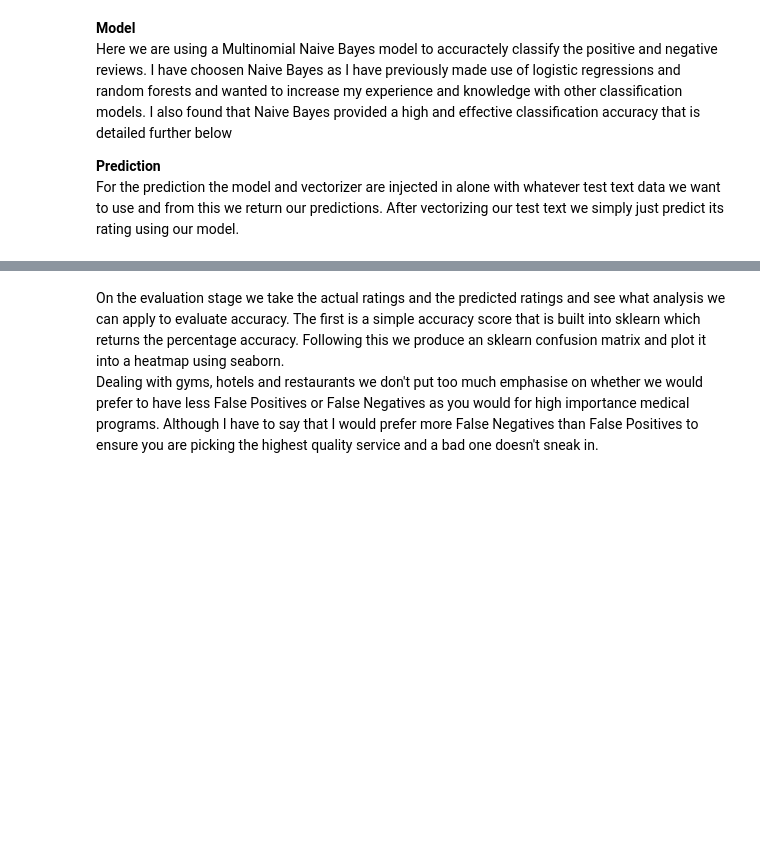
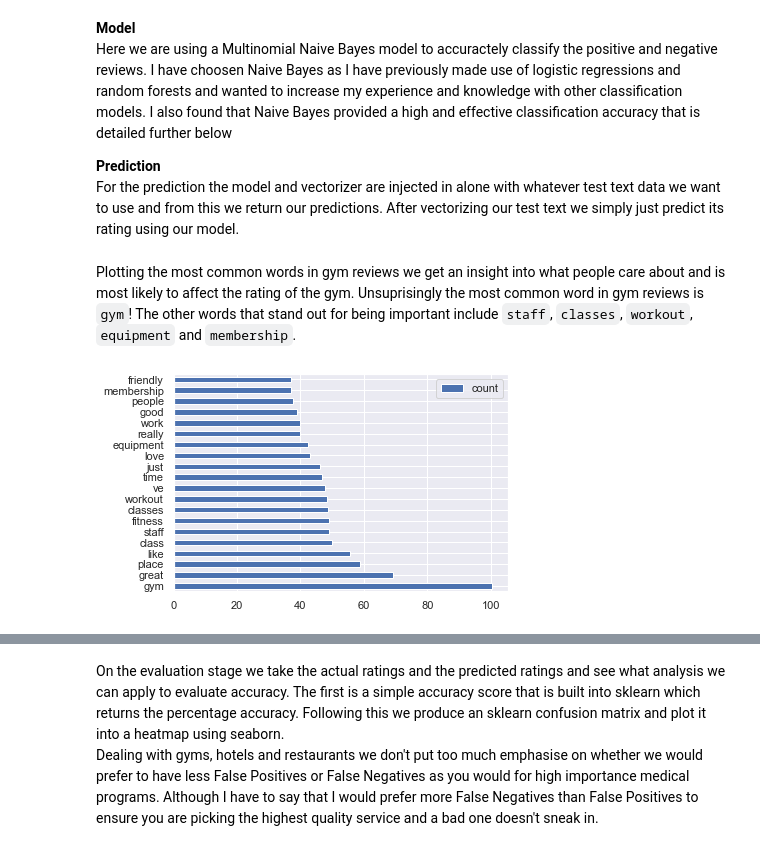
Before and after one commit to RyanJennings1/COMP41680, a Jupyter notebook: COMP41680 Project 2 - 19205824.ipynb, the cells around one changed output, grey strips where cells are left out. Cells and saved outputs as stored; diff of their text form; code cells hidden in the pictures; blank space fills up the shorter version.

Commit message:
Add more text and comments

```diff
--- a/COMP41680 Project 2 - 19205824.ipynb
+++ b/COMP41680 Project 2 - 19205824.ipynb
@@ -241,3 +240,27 @@ predicted_hotel_rating: np.ndarray = generate_prediction(model=hotel_model,
 predicted_rest_rating: np.ndarray = generate_prediction(model=rest_model,
                                                         vec=rest_vec,
                                                         test_text=test_rest_text)
+# %%
+def plot_most_common_words(train_text: pd.DataFrame, vec: TfidfVectorizer) -> None:
+    """
+    Plot the most common words for a document
+
+    Keyword arguments:
+    train_text: pd.DataFrame - a
+    vec: TfidfVectorizer - a
+
+    Return: None
+    """
+    sparse_matrix = vec.fit_transform(train_text)
+    features_count = sparse_matrix.sum(axis=0).tolist()[0]
+    features_names = vec.get_feature_names()
+    features: pd.DataFrame = pd.DataFrame(zip(features_names, features_count),
+                                          columns=['name', 'count'],
+                                          index=features_names).sort_values(by=['count'], ascending=False)
+    features.head(n=20).plot(kind='barh')
+# %% [markdown]
+Plotting the most common words in gym reviews we get an insight into what people care about and is most likely to affect the rating of the gym. Unsuprisingly the most common word in gym reviews is `gym`! The other words that stand out for being important include `staff`, `classes`, `workout`, `equipment` and `membership`.
+# %%
+plot_most_common_words(train_gym_text, gym_vec)
+# %% [output]
+[figure, added]
```
Also changed, not shown: parts of 25 cells of this notebook.
